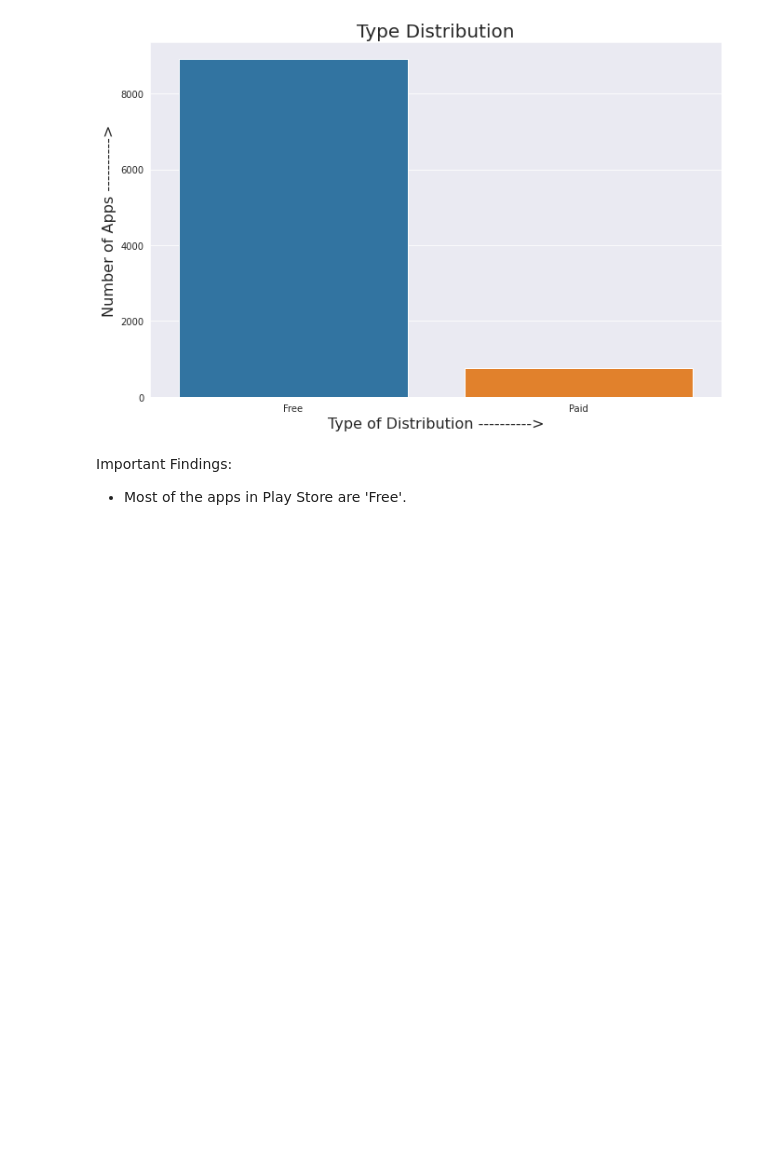
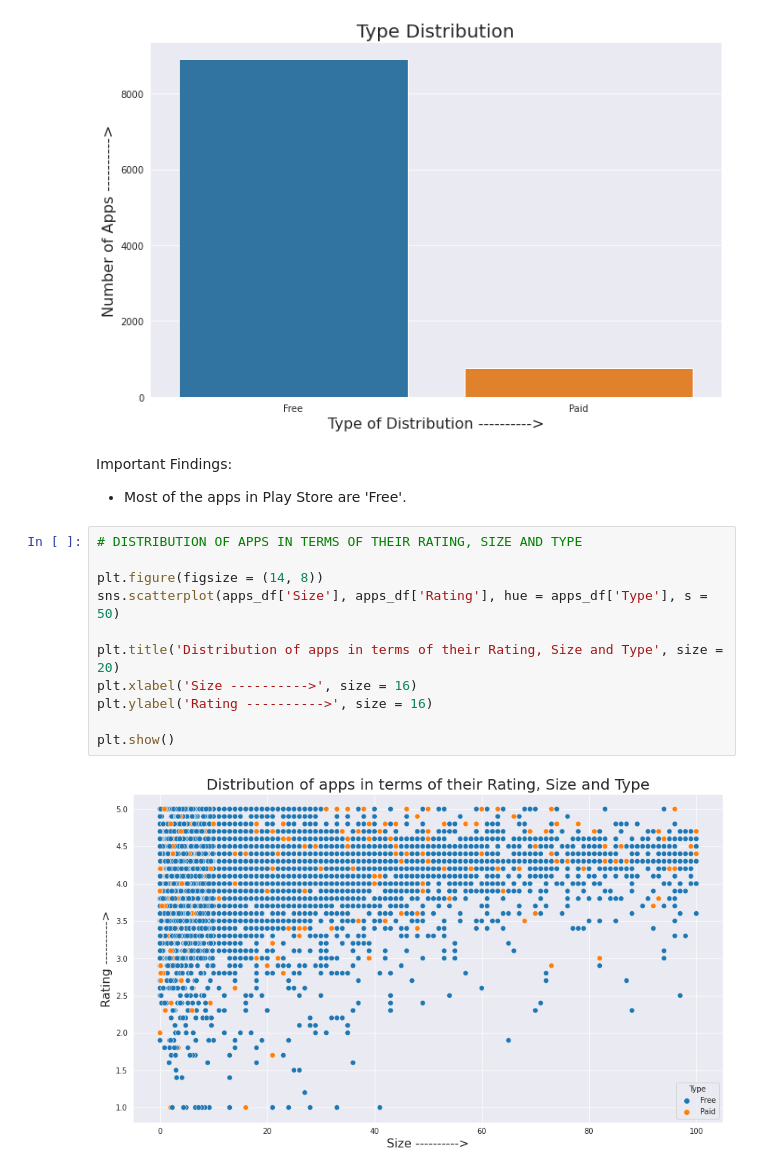
Before and after one commit to anupstar100/Google-Play-Store-App-Review-EDA-, a Jupyter notebook: Play_Store_App_Review_Analysis_Capstone_Project.ipynb, the cells around one changed output. Cells and saved outputs as stored; diff of their text form; blank space fills up the shorter version.

```diff
--- a/Play_Store_App_Review_Analysis_Capstone_Project.ipynb
+++ b/Play_Store_App_Review_Analysis_Capstone_Project.ipynb
@@ -597,3 +597,16 @@ plt.show()
 # %% [markdown]
 Important Findings:
 *  Most of the apps in Play Store are 'Free'.
+# %%
+# DISTRIBUTION OF APPS IN TERMS OF THEIR RATING, SIZE AND TYPE
+
+plt.figure(figsize = (14, 8))
+sns.scatterplot(apps_df['Size'], apps_df['Rating'], hue = apps_df['Type'], s = 50)
+
+plt.title('Distribution of apps in terms of their Rating, Size and Type', size = 20)
+plt.xlabel('Size ---------->', size = 16)
+plt.ylabel('Rating ---------->', size = 16)
+
+plt.show()
+# %% [output]
+[figure, added]
```
Also changed, not shown: parts of 6 cells of this notebook.
